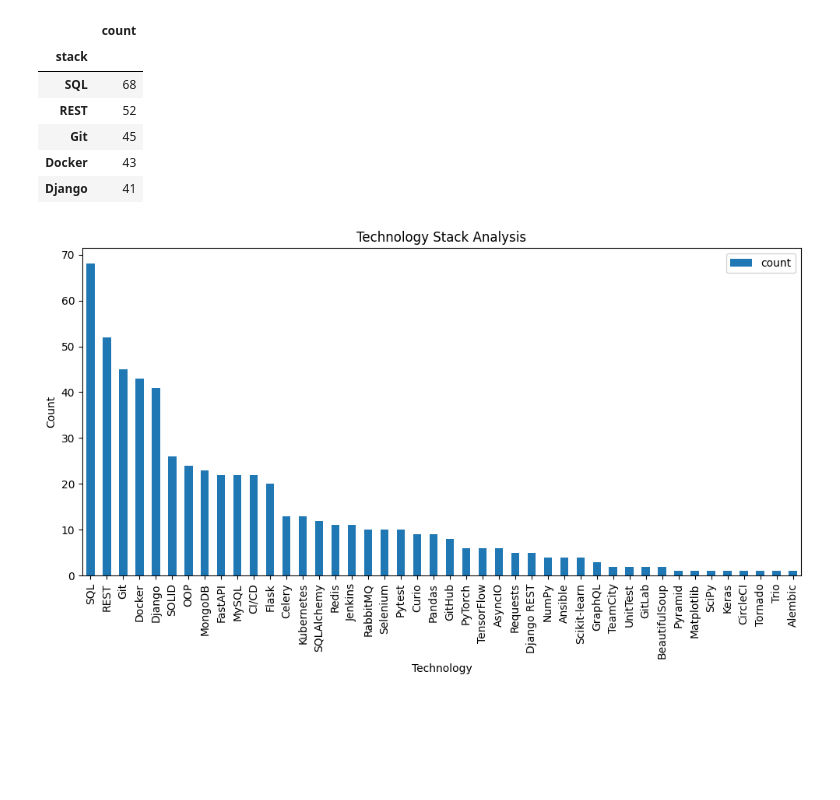
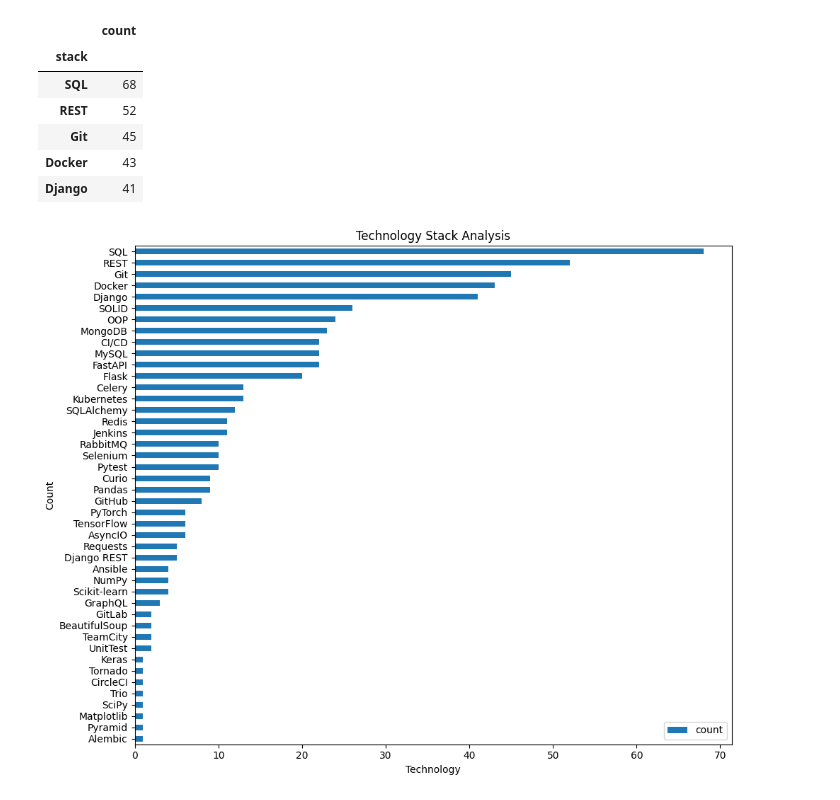
Before and after one commit to aLEKS-e3/vacancy-scrape-analysis, a Jupyter notebook: vacancy_analysis.ipynb, the cells around one changed output. Drawn from its saved outputs; the diff is of its cells as text; code cells hidden in the pictures; blank space fills up the shorter version.

```diff
--- a/vacancy_analysis.ipynb
+++ b/vacancy_analysis.ipynb
@@ -40,15 +40,20 @@ technology_counts.head()
 | Docker | 43 |
 | Django | 41 |
 # %%
-technology_counts.plot(kind="bar", figsize=(10, 6))
+def create_bar_chart(data: pd.Series, xlabel: str, ylabel: str, title: str) -> None:
+    data = data.sort_values(by="count")
+    data.plot(kind="barh", figsize=(10, 8))
 
-plt.xlabel("Technology")
-plt.ylabel("Count")
-plt.title("Technology Stack Analysis")
+    plt.xlabel(xlabel)
+    plt.ylabel(ylabel)
+    plt.title(title)
 
-plt.xticks()
-plt.tight_layout()
+    plt.margins(y=0.9)
+    plt.xticks()
+    plt.tight_layout()
 
-plt.show()
+    plt.show()
+
+create_bar_chart(technology_counts, "Technology", "Count", "Technology Stack Analysis")
 # %% [output]
-[figure, old version]
+[figure, new version]
```
Also changed, not shown: parts of 4 cells of this notebook.
